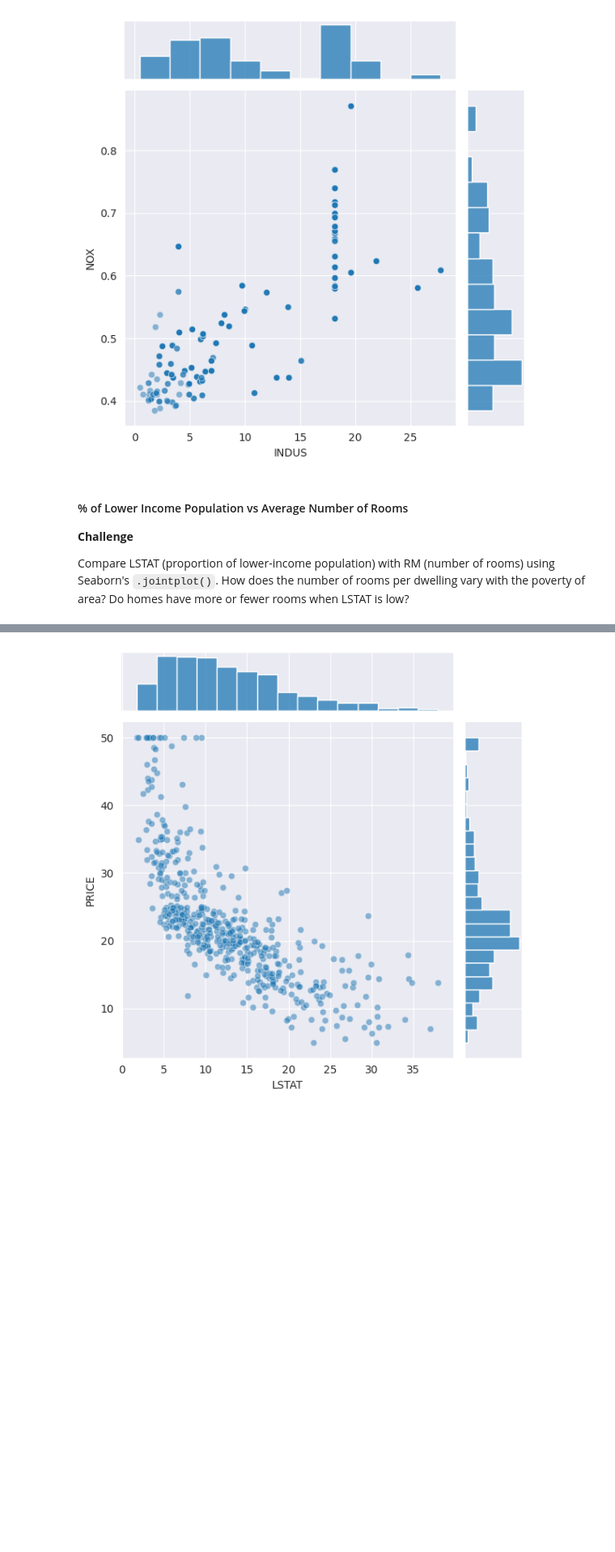
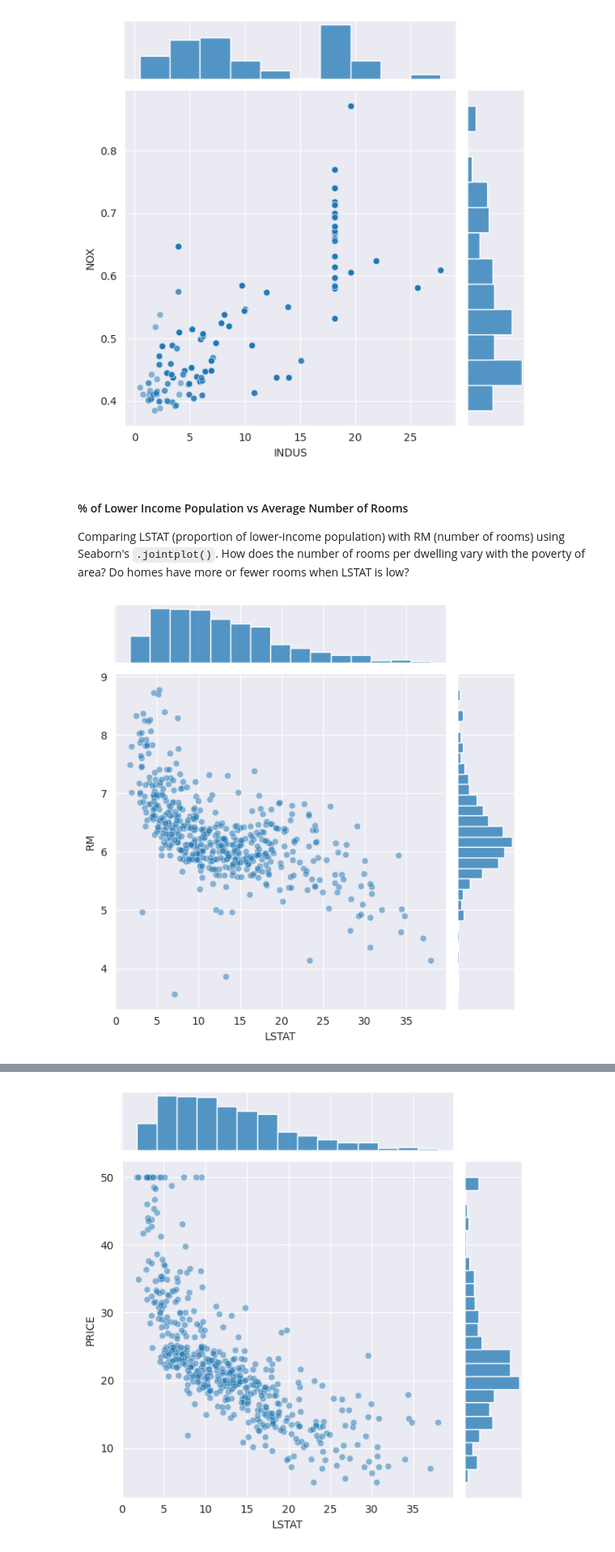
Before and after one commit to KushalRegmi61/Boston_House_Price_Prediction, a Jupyter notebook: notebooks/Boston_House_Prices_Prediction.ipynb, the cells around one changed output, grey strips where cells are left out. Shown at 81% size. Drawn from its saved outputs; the diff is of its cells as text; code cells hidden in the pictures; blank space fills up the shorter version.

```diff
--- a/notebooks/Boston_House_Prices_Prediction.ipynb
+++ b/notebooks/Boston_House_Prices_Prediction.ipynb
@@ -378,9 +372,14 @@ plt.show()
 # %% [markdown]
 #### % of Lower Income Population vs Average Number of Rooms
 
-**Challenge**
 
-Compare LSTAT (proportion of lower-income population) with RM (number of rooms) using Seaborn's `.jointplot()`. How does the number of rooms per dwelling vary with the poverty of area? Do homes have more or fewer rooms when LSTAT is low?
+Comparing LSTAT (proportion of lower-income population) with RM (number of rooms) using Seaborn's `.jointplot()`. How does the number of rooms per dwelling vary with the poverty of area? Do homes have more or fewer rooms when LSTAT is low?
+# %%
+with sns.axes_style('darkgrid'):
+  sns.jointplot(df, x = 'LSTAT' , y = 'RM', kind = 'scatter', alpha = 0.5)
+plt.show()
+# %% [output]
+[figure, added]
 # %% [markdown]
 #### % of Lower Income Population versus Home Price
 
```
Also changed, not shown: parts of 21 cells of this notebook.
